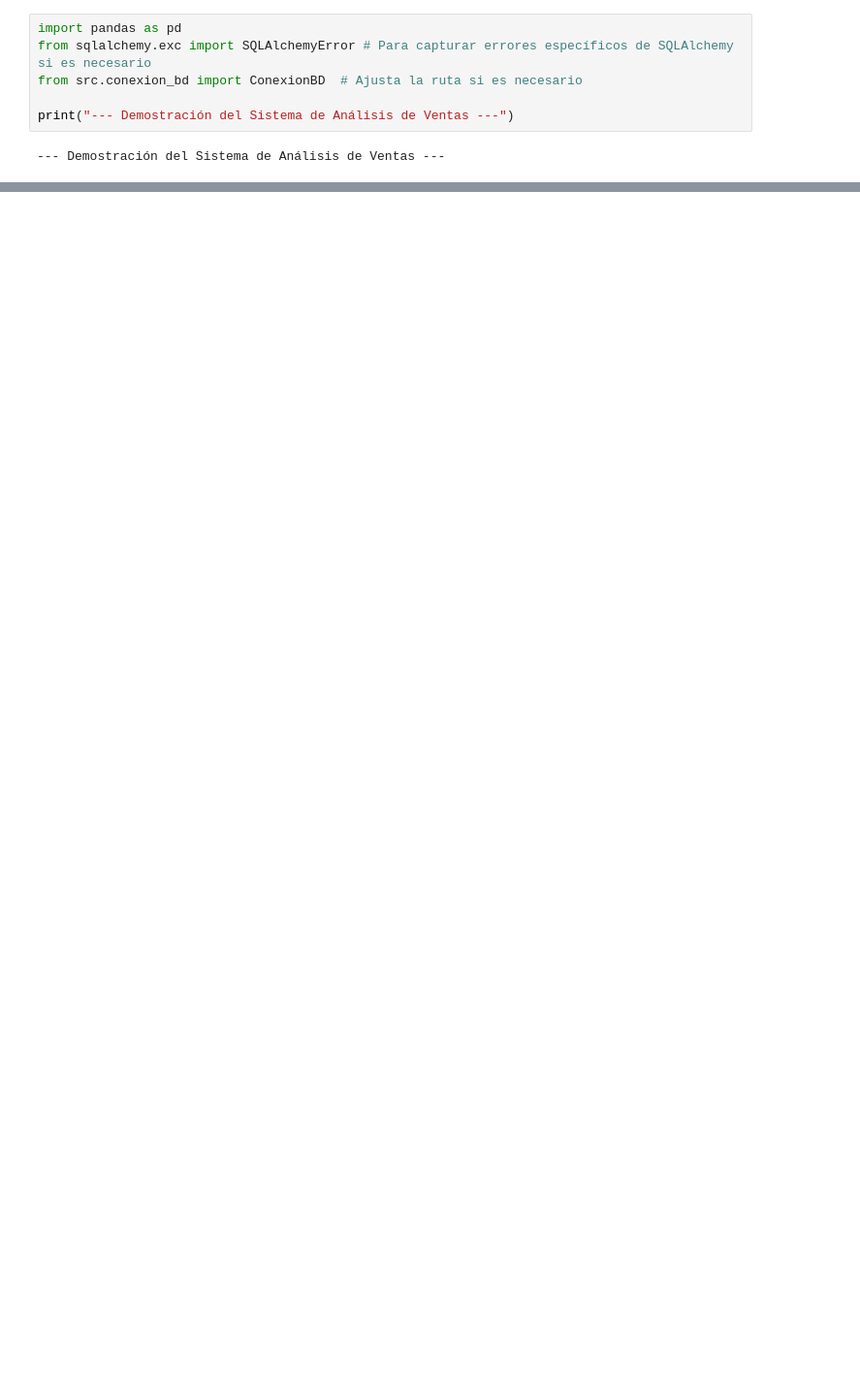
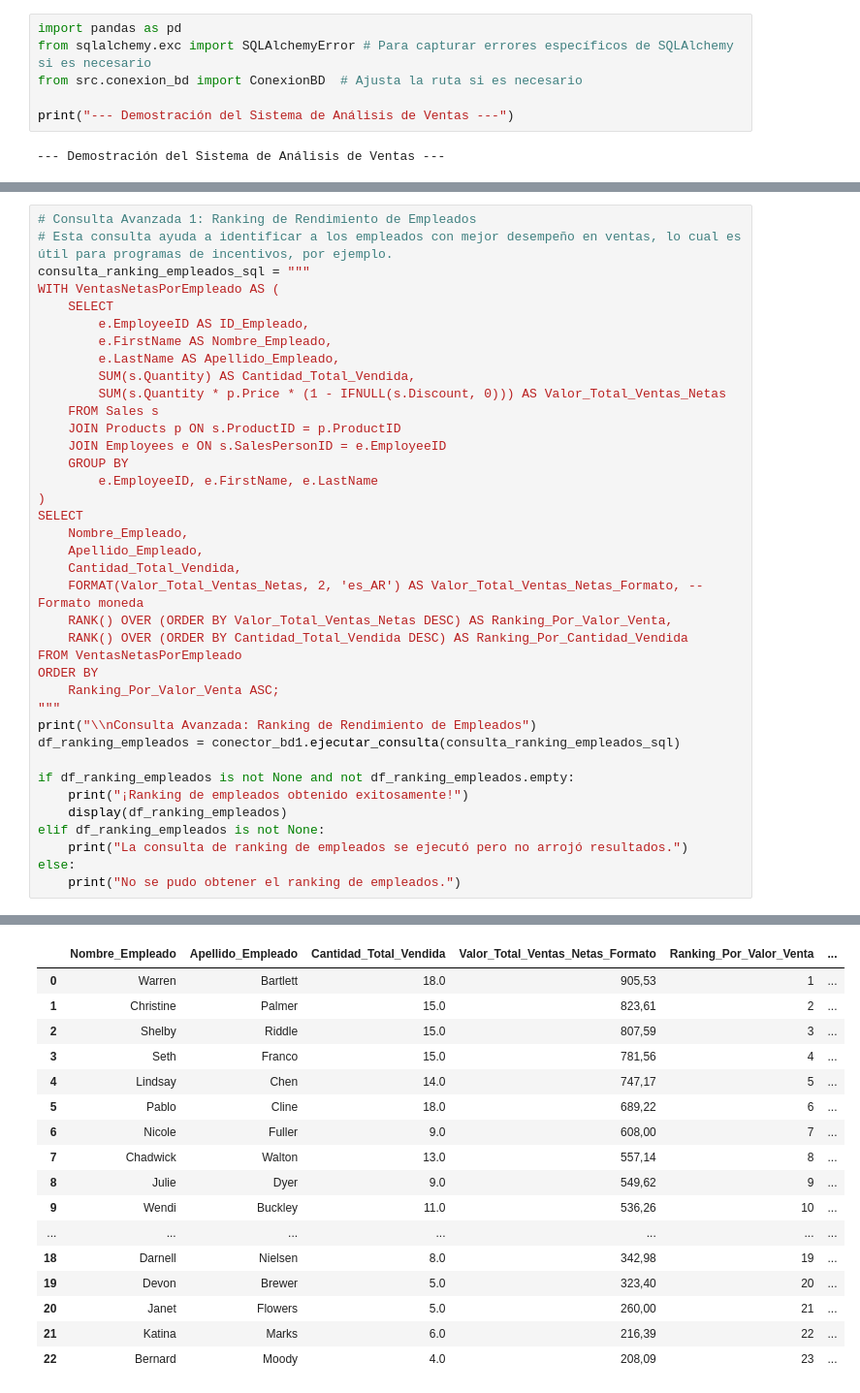
Before and after one commit to gnavarrolema/sistema-de-analisis-de-ventas, a Jupyter notebook: demostracion_sistema.ipynb, the cells around one changed output, grey strips where cells are left out. Shown: that part at 97% size. Drawn from its saved outputs; the diff is of its cells as text; blank space fills up the shorter version.

Commit message:
docs: Continuar mejora de claridad en notebook y de análisis

```diff
--- a/demostracion_sistema.ipynb
+++ b/demostracion_sistema.ipynb
@@ -373,0 +376,39 @@ tests/test_patrones_diseno.py::TestIntegracionPatrones::test_patron_builder_con_
+# %%
+# Consulta Avanzada 1: Ranking de Rendimiento de Empleados
+# Esta consulta ayuda a identificar a los empleados con mejor desempeño en ventas, lo cual es útil para programas de incentivos, por ejemplo.
+consulta_ranking_empleados_sql = """
+WITH VentasNetasPorEmpleado AS (
+    SELECT
+        e.EmployeeID AS ID_Empleado,
+        e.FirstName AS Nombre_Empleado,
+        e.LastName AS Apellido_Empleado,
+        SUM(s.Quantity) AS Cantidad_Total_Vendida,
+        SUM(s.Quantity * p.Price * (1 - IFNULL(s.Discount, 0))) AS Valor_Total_Ventas_Netas
+    FROM Sales s
+    JOIN Products p ON s.ProductID = p.ProductID
+    JOIN Employees e ON s.SalesPersonID = e.EmployeeID
+    GROUP BY
+        e.EmployeeID, e.FirstName, e.LastName
+)
+SELECT
+    Nombre_Empleado,
+    Apellido_Empleado,
+    Cantidad_Total_Vendida,
+    FORMAT(Valor_Total_Ventas_Netas, 2, 'es_AR') AS Valor_Total_Ventas_Netas_Formato, -- Formato moneda
+    RANK() OVER (ORDER BY Valor_Total_Ventas_Netas DESC) AS Ranking_Por_Valor_Venta,
+    RANK() OVER (ORDER BY Cantidad_Total_Vendida DESC) AS Ranking_Por_Cantidad_Vendida
+FROM VentasNetasPorEmpleado
+ORDER BY
+    Ranking_Por_Valor_Venta ASC;
+"""
+print("\\nConsulta Avanzada: Ranking de Rendimiento de Empleados")
+df_ranking_empleados = conector_bd1.ejecutar_consulta(consulta_ranking_empleados_sql)
+
+if df_ranking_empleados is not None and not df_ranking_empleados.empty:
+    print("¡Ranking de empleados obtenido exitosamente!")
+    display(df_ranking_empleados)
+elif df_ranking_empleados is not None:
+    print("La consulta de ranking de empleados se ejecutó pero no arrojó resultados.")
+else:
+    print("No se pudo obtener el ranking de empleados.")
+# %% [output]
@@ -373,0 +418,17 @@ tests/test_patrones_diseno.py::TestIntegracionPatrones::test_patron_builder_con_
+|  | Nombre_Empleado | Apellido_Empleado | Cantidad_Total_Vendida | Valor_Total_Ventas_Netas_Formato | Ranking_Por_Valor_Venta | ... |
+| 0 | Warren | Bartlett | 18.0 | 905,53 | 1 | ... |
+| 1 | Christine | Palmer | 15.0 | 823,61 | 2 | ... |
+| 2 | Shelby | Riddle | 15.0 | 807,59 | 3 | ... |
+| 3 | Seth | Franco | 15.0 | 781,56 | 4 | ... |
+| 4 | Lindsay | Chen | 14.0 | 747,17 | 5 | ... |
+| 5 | Pablo | Cline | 18.0 | 689,22 | 6 | ... |
+| 6 | Nicole | Fuller | 9.0 | 608,00 | 7 | ... |
+| 7 | Chadwick | Walton | 13.0 | 557,14 | 8 | ... |
+| 8 | Julie | Dyer | 9.0 | 549,62 | 9 | ... |
+| 9 | Wendi | Buckley | 11.0 | 536,26 | 10 | ... |
+| ... | ... | ... | ... | ... | ... | ... |
+| 18 | Darnell | Nielsen | 8.0 | 342,98 | 19 | ... |
+| 19 | Devon | Brewer | 5.0 | 323,40 | 20 | ... |
+| 20 | Janet | Flowers | 5.0 | 260,00 | 21 | ... |
+| 21 | Katina | Marks | 6.0 | 216,39 | 22 | ... |
+| 22 | Bernard | Moody | 4.0 | 208,09 | 23 | ... |
```
Also changed, not shown: parts of 7 cells of this notebook.
